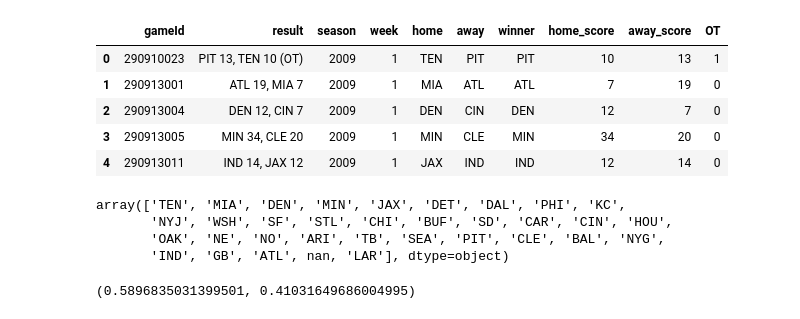
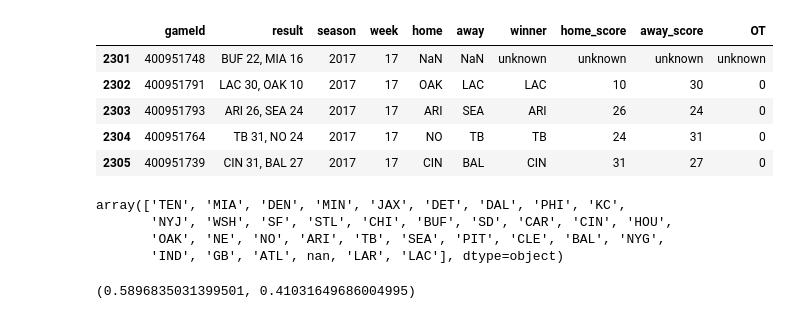
Before and after one commit to ewelchman/football_analytics, a Jupyter notebook: fiddling/ELO fiddling.ipynb, the cells around one changed output. Drawn from its saved outputs; the diff is of its cells as text; code cells hidden in the pictures.

```diff
--- a/fiddling/ELO fiddling.ipynb
+++ b/fiddling/ELO fiddling.ipynb
@@ -3,16 +3,16 @@ import pandas as pd
 import numpy as np
 import math
 # %%
-gamedata_df = pd.read_csv('/home/welced12/git/football_analytics/data/espn_gamedata2009-2016.csv')
+gamedata_df = pd.read_csv('/home/welced12/git/football_analytics/data/espn_gamedata2009-2017.csv')
 # %%
-gamedata_df.head(5)
+gamedata_df.tail(5)
 # %% [output]
 |  | gameId | result | season | week | home | away | winner | home_score | away_score | OT |
-| 0 | 290910023 | PIT 13, TEN 10 (OT) | 2009 | 1 | TEN | PIT | PIT | 10 | 13 | 1 |
-| 1 | 290913001 | ATL 19, MIA 7 | 2009 | 1 | MIA | ATL | ATL | 7 | 19 | 0 |
-| 2 | 290913004 | DEN 12, CIN 7 | 2009 | 1 | DEN | CIN | DEN | 12 | 7 | 0 |
-| 3 | 290913005 | MIN 34, CLE 20 | 2009 | 1 | MIN | CLE | MIN | 34 | 20 | 0 |
-| 4 | 290913011 | IND 14, JAX 12 | 2009 | 1 | JAX | IND | IND | 12 | 14 | 0 |
+| 2301 | 400951748 | BUF 22, MIA 16 | 2017 | 17 | NaN | NaN | unknown | unknown | unknown | unknown |
+| 2302 | 400951791 | LAC 30, OAK 10 | 2017 | 17 | OAK | LAC | LAC | 10 | 30 | 0 |
+| 2303 | 400951793 | ARI 26, SEA 24 | 2017 | 17 | ARI | SEA | ARI | 26 | 24 | 0 |
+| 2304 | 400951764 | TB 31, NO 24 | 2017 | 17 | NO | TB | TB | 24 | 31 | 0 |
+| 2305 | 400951739 | CIN 31, BAL 27 | 2017 | 17 | CIN | BAL | CIN | 31 | 27 | 0 |
 # %%
 teams = gamedata_df['home'].unique()
 teams
@@ -20,7 +20,7 @@ teams
 array(['TEN', 'MIA', 'DEN', 'MIN', 'JAX', 'DET', 'DAL', 'PHI', 'KC',
        'NYJ', 'WSH', 'SF', 'STL', 'CHI', 'BUF', 'SD', 'CAR', 'CIN', 'HOU',
        'OAK', 'NE', 'NO', 'ARI', 'TB', 'SEA', 'PIT', 'CLE', 'BAL', 'NYG',
-       'IND', 'GB', 'ATL', nan, 'LAR'], dtype=object)
+       'IND', 'GB', 'ATL', nan, 'LAR', 'LAC'], dtype=object)
 # %%
 # Define some functions that will be part of ELO ratings
 def win_prob(home_elo,away_elo):
```
Also changed, not shown: parts of 1 cell of this notebook, 2 other files.
